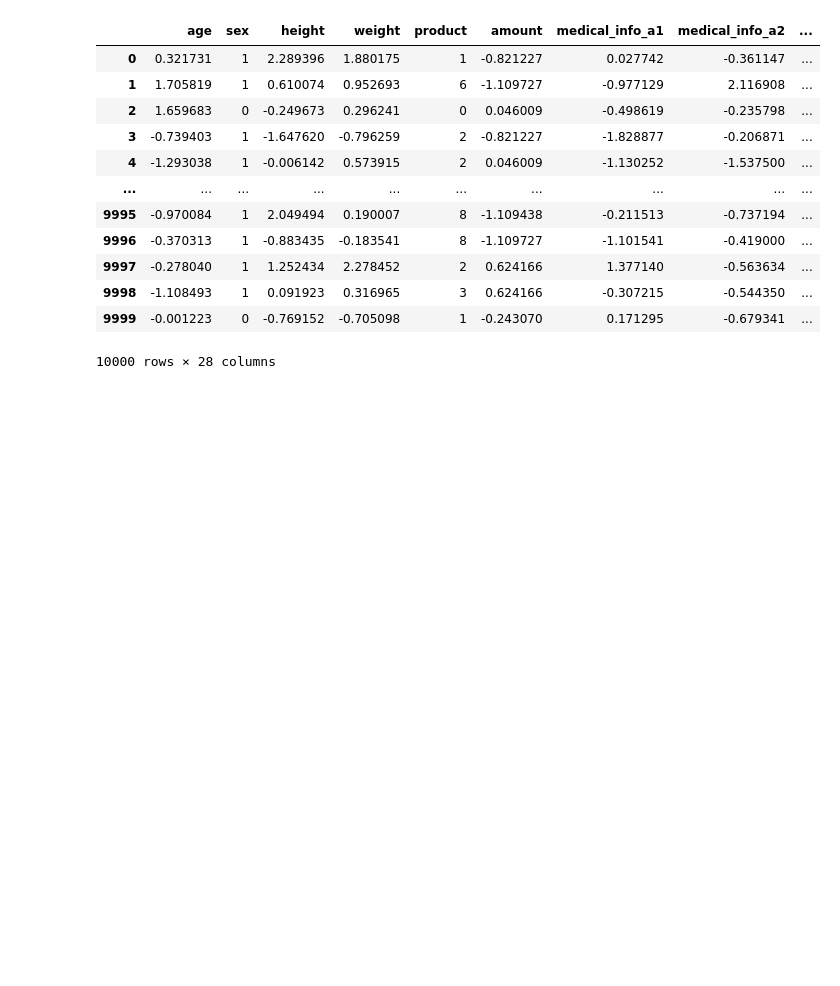
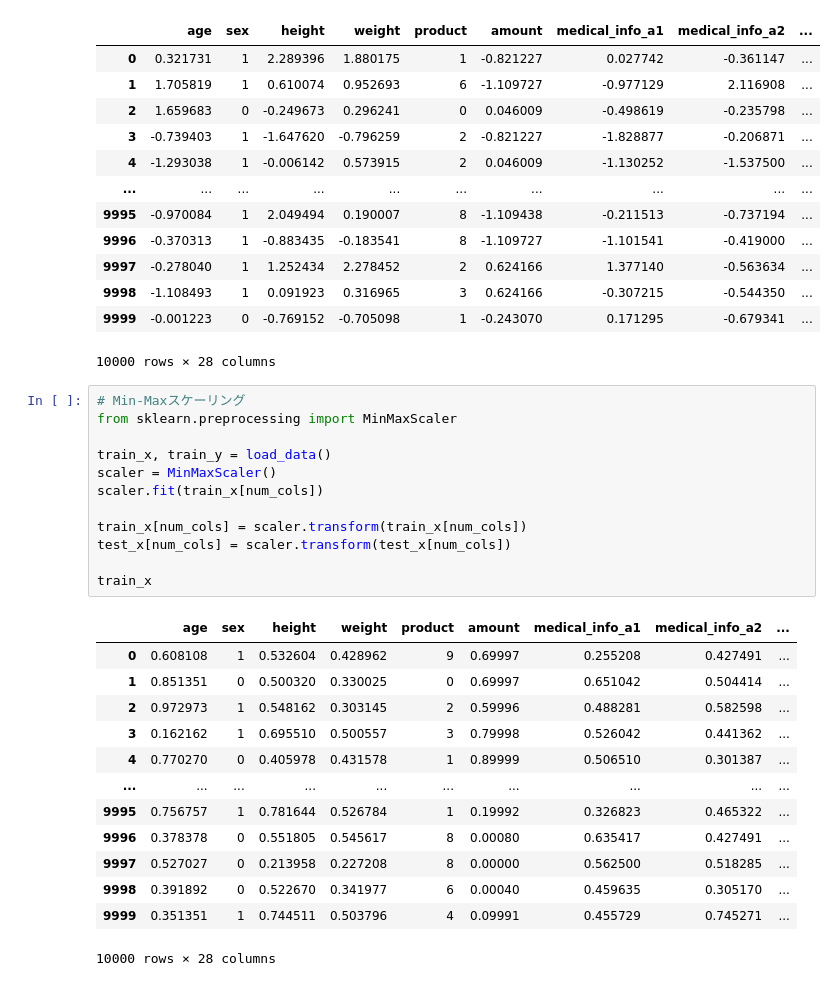
Before and after one commit to kitakou0313/titanic, a Jupyter notebook: kaggle_book/ch3/3_1.ipynb, the cells around one changed output. Cells and saved outputs as stored; diff of their text form; blank space fills up the shorter version.

Commit message:
Add sample of Min-Max scale

```diff
--- a/kaggle_book/ch3/3_1.ipynb
+++ b/kaggle_book/ch3/3_1.ipynb
@@ -91,3 +91,29 @@ test_x
 | 9998 | -1.108493 | 1 | 0.091923 | 0.316965 | 3 | 0.624166 | -0.307215 | -0.544350 | ... |
 | 9999 | -0.001223 | 0 | -0.769152 | -0.705098 | 1 | -0.243070 | 0.171295 | -0.679341 | ... |
 10000 rows × 28 columns
+# %%
+# Min-Maxスケーリング
+from sklearn.preprocessing import MinMaxScaler
+
+train_x, train_y = load_data()
+scaler = MinMaxScaler()
+scaler.fit(train_x[num_cols])
+
+train_x[num_cols] = scaler.transform(train_x[num_cols])
+test_x[num_cols] = scaler.transform(test_x[num_cols])
+
+train_x
+# %% [output]
+|  | age | sex | height | weight | product | amount | medical_info_a1 | medical_info_a2 | ... |
+| 0 | 0.608108 | 1 | 0.532604 | 0.428962 | 9 | 0.69997 | 0.255208 | 0.427491 | ... |
+| 1 | 0.851351 | 0 | 0.500320 | 0.330025 | 0 | 0.69997 | 0.651042 | 0.504414 | ... |
+| 2 | 0.972973 | 1 | 0.548162 | 0.303145 | 2 | 0.59996 | 0.488281 | 0.582598 | ... |
+| 3 | 0.162162 | 1 | 0.695510 | 0.500557 | 3 | 0.79998 | 0.526042 | 0.441362 | ... |
+| 4 | 0.770270 | 0 | 0.405978 | 0.431578 | 1 | 0.89999 | 0.506510 | 0.301387 | ... |
+| ... | ... | ... | ... | ... | ... | ... | ... | ... | ... |
+| 9995 | 0.756757 | 1 | 0.781644 | 0.526784 | 1 | 0.19992 | 0.326823 | 0.465322 | ... |
+| 9996 | 0.378378 | 0 | 0.551805 | 0.545617 | 8 | 0.00080 | 0.635417 | 0.427491 | ... |
+| 9997 | 0.527027 | 0 | 0.213958 | 0.227208 | 8 | 0.00000 | 0.562500 | 0.518285 | ... |
+| 9998 | 0.391892 | 0 | 0.522670 | 0.341977 | 6 | 0.00040 | 0.459635 | 0.305170 | ... |
+| 9999 | 0.351351 | 1 | 0.744511 | 0.503796 | 4 | 0.09991 | 0.455729 | 0.745271 | ... |
+10000 rows × 28 columns
```
Also changed, not shown: parts of 1 cell of this notebook.
